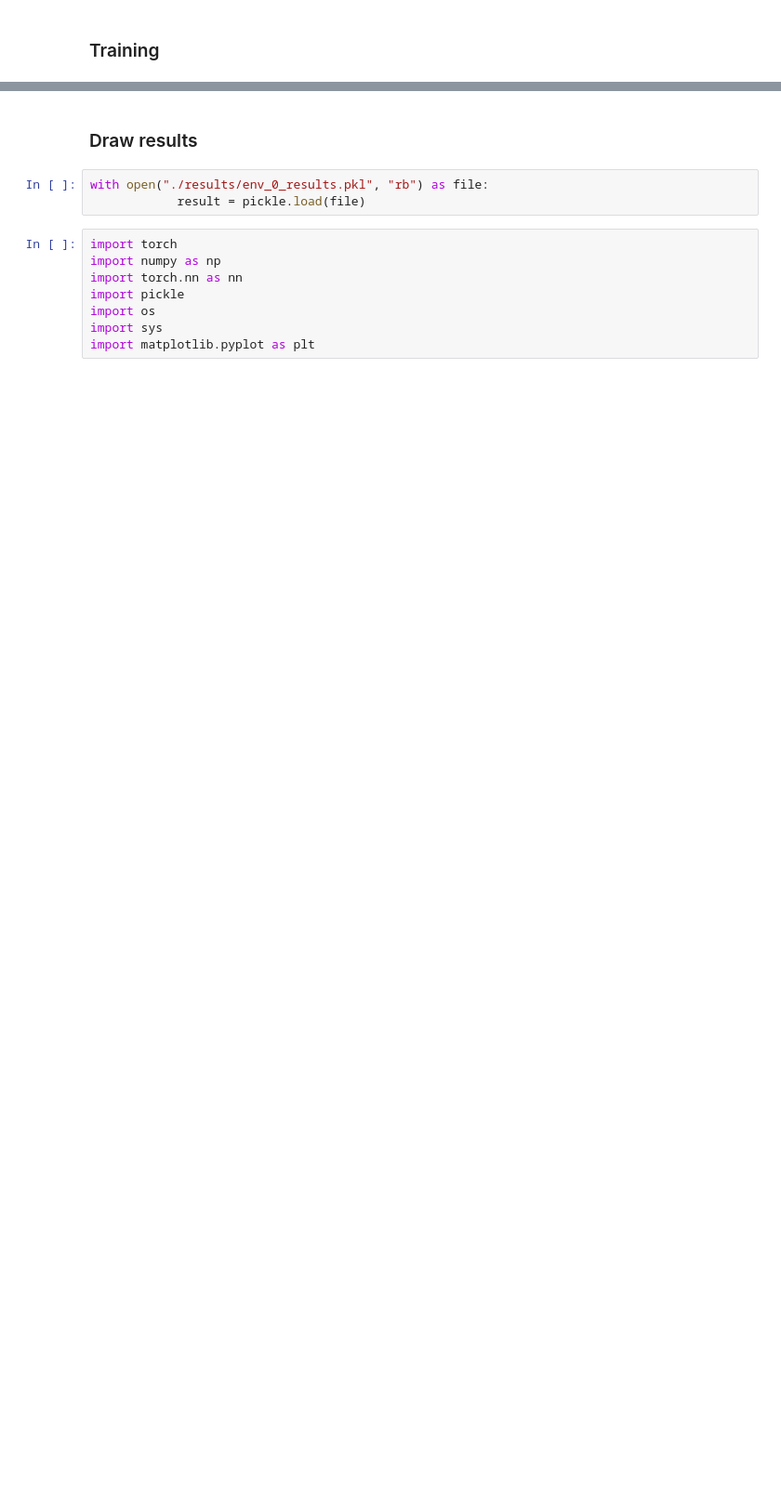
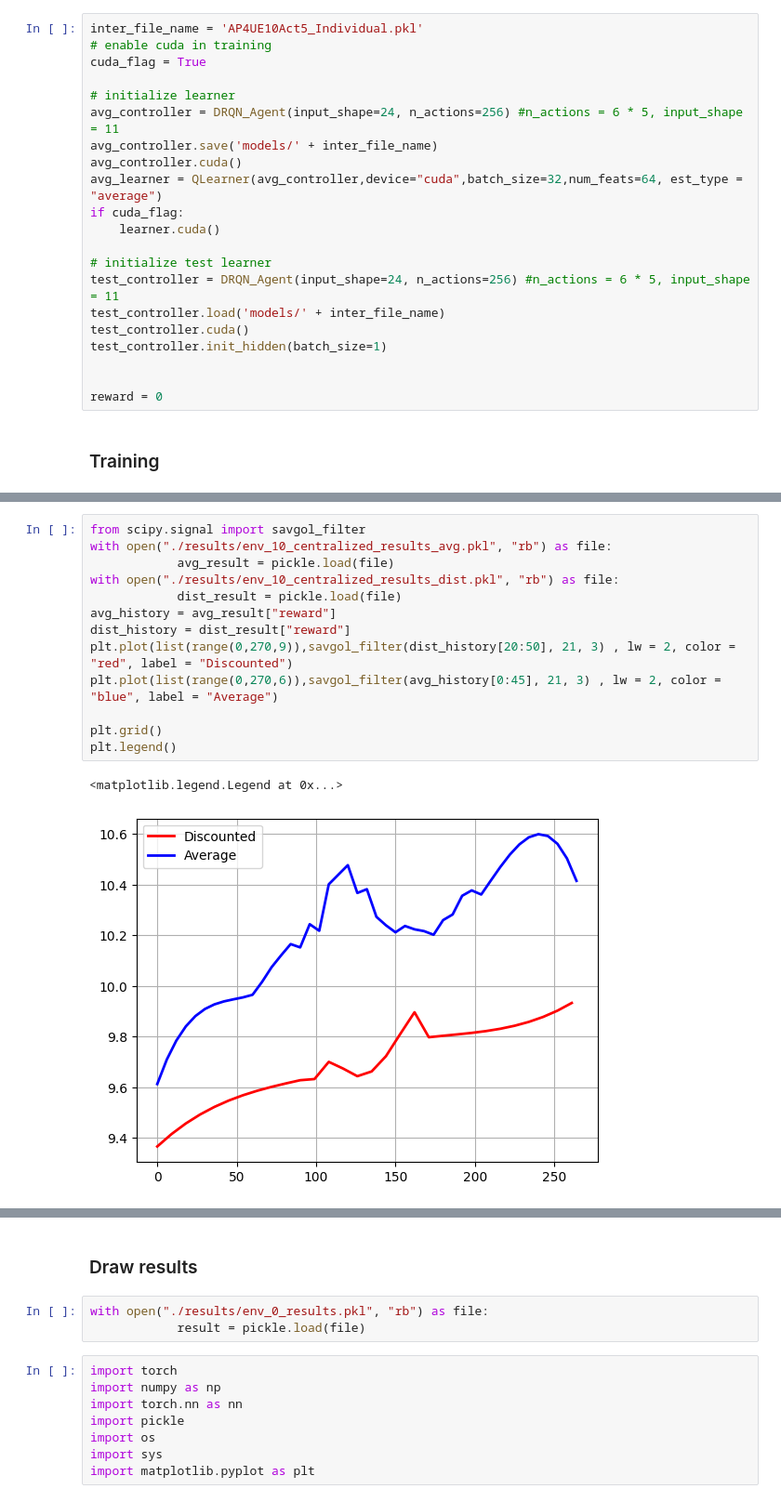
Before and after one commit to kuny1240/Average_reward_RL_Wireless, a Jupyter notebook: Individual_training_centralized.ipynb, the cells around one changed output, grey strips where cells are left out. Shown: that part at 93% size. Cells and saved outputs as stored; diff of their text form; blank space fills up the shorter version.

```diff
--- a/Individual_training_centralized.ipynb
+++ b/Individual_training_centralized.ipynb
@@ -93,6 +92,27 @@ test_controller.init_hidden(batch_size=1)
 
 
 reward = 0
+# %%
+inter_file_name = 'AP4UE10Act5_Individual.pkl'
+# enable cuda in training
+cuda_flag = True
+
+# initialize learner
+avg_controller = DRQN_Agent(input_shape=24, n_actions=256) #n_actions = 6 * 5, input_shape = 11
+avg_controller.save('models/' + inter_file_name)
+avg_controller.cuda()
+avg_learner = QLearner(avg_controller,device="cuda",batch_size=32,num_feats=64, est_type = "average")
+if cuda_flag:
+    learner.cuda()
+
+# initialize test learner
+test_controller = DRQN_Agent(input_shape=24, n_actions=256) #n_actions = 6 * 5, input_shape = 11
+test_controller.load('models/' + inter_file_name)
+test_controller.cuda()
+test_controller.init_hidden(batch_size=1)
+
+
+reward = 0
 # %% [markdown]
 ### Training
 # %%
@@ -206,0 +418,16 @@ Current best 20.37 at iteration 219! Saving....
+# %%
+from scipy.signal import savgol_filter
+with open("./results/env_10_centralized_results_avg.pkl", "rb") as file:
+            avg_result = pickle.load(file)
+with open("./results/env_10_centralized_results_dist.pkl", "rb") as file:
+            dist_result = pickle.load(file)
+avg_history = avg_result["reward"]
+dist_history = dist_result["reward"]
+plt.plot(list(range(0,270,9)),savgol_filter(dist_history[20:50], 21, 3) , lw = 2, color = "red", label = "Discounted")
+plt.plot(list(range(0,270,6)),savgol_filter(avg_history[0:45], 21, 3) , lw = 2, color = "blue", label = "Average")
+
+plt.grid()
+plt.legend()
+# %% [output]
+<matplotlib.legend.Legend at 0x...>
+[figure, added]
```
Also changed, not shown: parts of 12 cells of this notebook, 3 other files.
